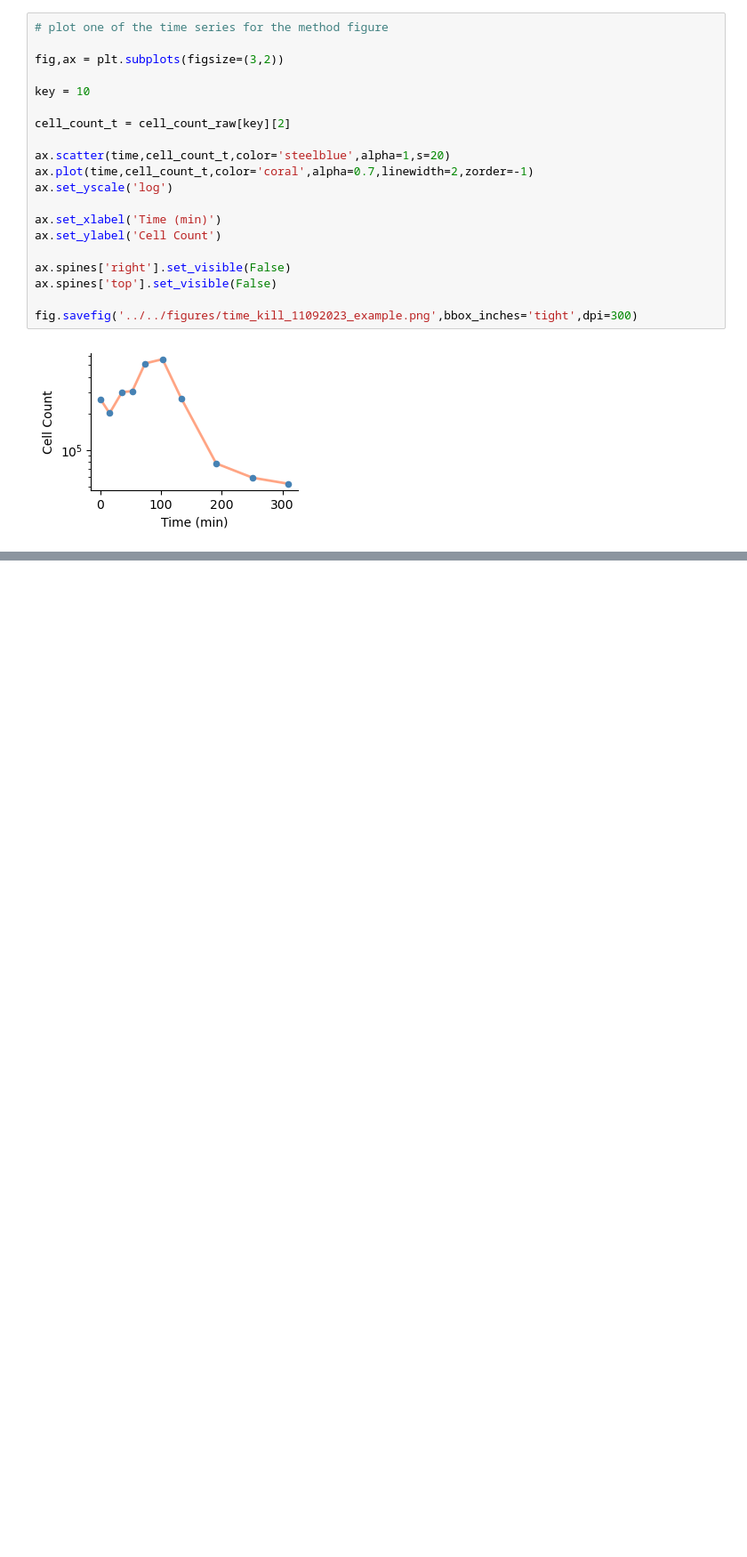
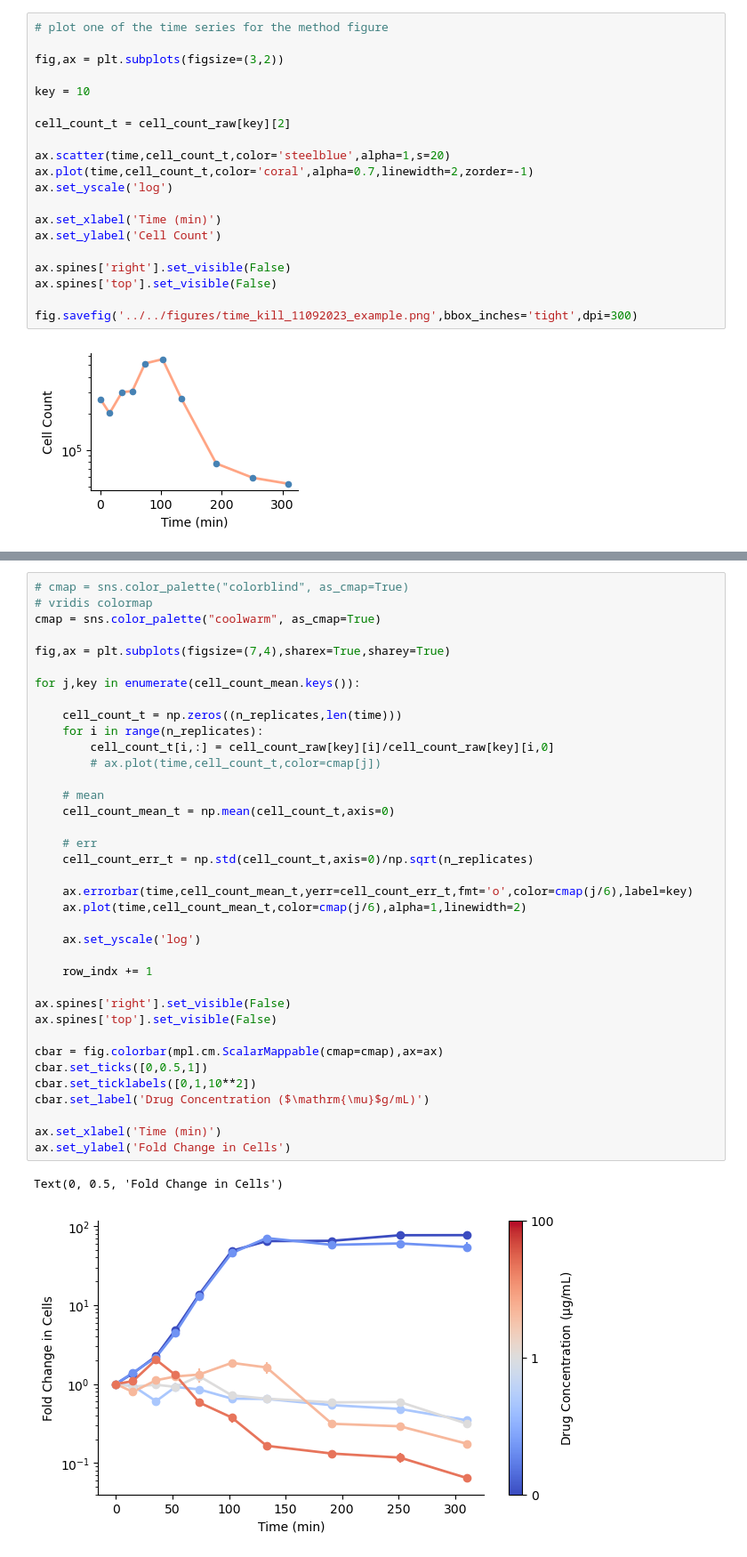
Before and after one commit to eshanking/time-kill-protocol, a Jupyter notebook: data/experiment_code/time_kill_11092023.ipynb, the cells around one changed output, grey strips where cells are left out. Shown: that part at 89% size. Drawn from its saved outputs; the diff is of its cells as text; blank space fills up the shorter version.

```diff
--- a/data/experiment_code/time_kill_11092023.ipynb
+++ b/data/experiment_code/time_kill_11092023.ipynb
@@ -393,0 +590,40 @@ fig.savefig('../../figures/time_kill_11092023_example.png',bbox_inches='tight',d
+# %%
+# cmap = sns.color_palette("colorblind", as_cmap=True)
+# vridis colormap
+cmap = sns.color_palette("coolwarm", as_cmap=True)
+
+fig,ax = plt.subplots(figsize=(7,4),sharex=True,sharey=True)
+
+for j,key in enumerate(cell_count_mean.keys()):
+
+    cell_count_t = np.zeros((n_replicates,len(time)))
+    for i in range(n_replicates):
+        cell_count_t[i,:] = cell_count_raw[key][i]/cell_count_raw[key][i,0]
+        # ax.plot(time,cell_count_t,color=cmap[j])
+
+    # mean
+    cell_count_mean_t = np.mean(cell_count_t,axis=0)
+
+    # err
+    cell_count_err_t = np.std(cell_count_t,axis=0)/np.sqrt(n_replicates)
+
+    ax.errorbar(time,cell_count_mean_t,yerr=cell_count_err_t,fmt='o',color=cmap(j/6),label=key)
+    ax.plot(time,cell_count_mean_t,color=cmap(j/6),alpha=1,linewidth=2)
+
+    ax.set_yscale('log')
+
+    row_indx += 1
+
+ax.spines['right'].set_visible(False)
+ax.spines['top'].set_visible(False)
+
+cbar = fig.colorbar(mpl.cm.ScalarMappable(cmap=cmap),ax=ax)
+cbar.set_ticks([0,0.5,1])
+cbar.set_ticklabels([0,1,10**2])
+cbar.set_label('Drug Concentration ($\mathrm{\mu}$g/mL)')
+
+ax.set_xlabel('Time (min)')
+ax.set_ylabel('Fold Change in Cells')
+# %% [output]
+Text(0, 0.5, 'Fold Change in Cells')
+[figure, added]
```
Also changed, not shown: parts of 6 cells of this notebook, 19 other files.
